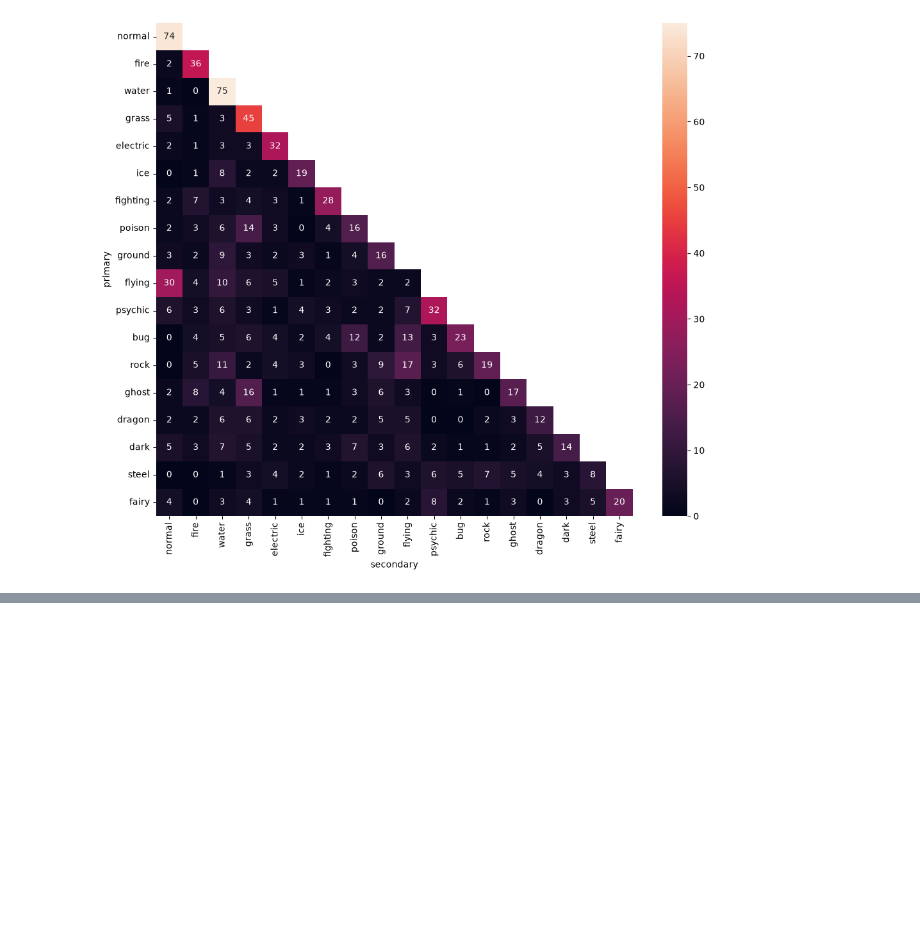
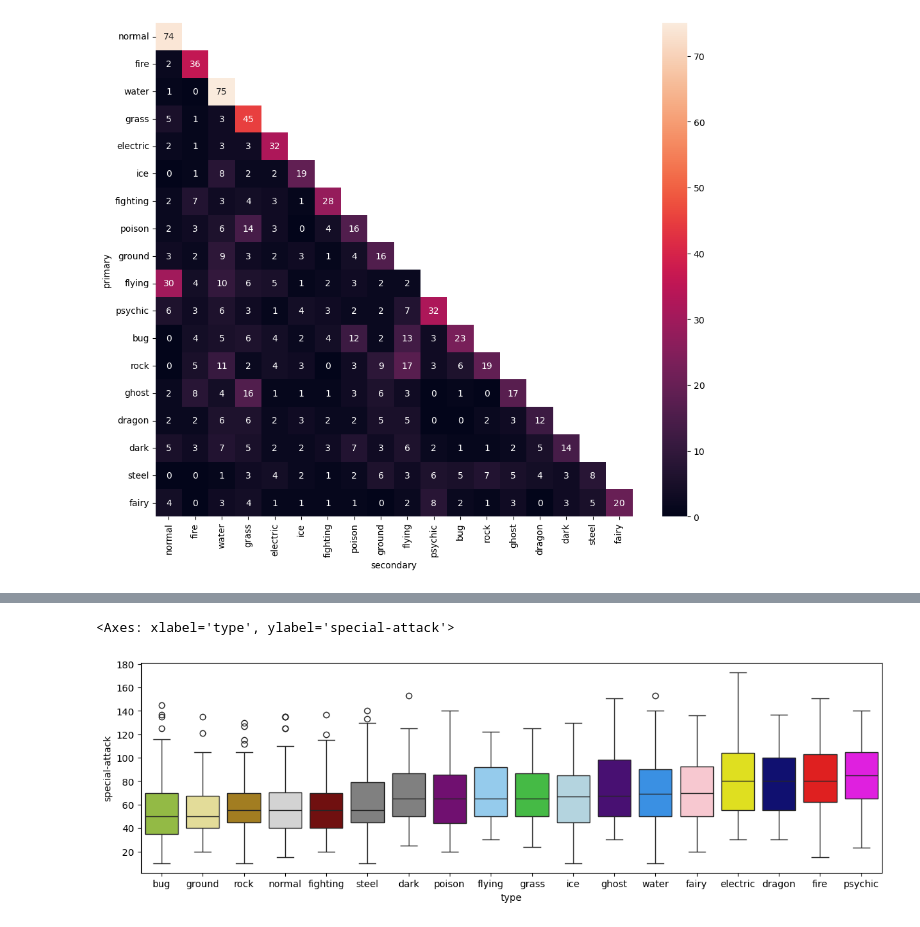
Before and after one commit to Prabhdeep-AI/Machine-Learning-Project, a Jupyter notebook: EDA.ipynb, the cells around one changed output, grey strips where cells are left out. Saved outputs shown, nothing was run; the diff lists cells and outputs as text; code cells hidden in the pictures; blank space fills up the shorter version.

```diff
--- a/EDA.ipynb
+++ b/EDA.ipynb
@@ -93,0 +108,8 @@ sns.boxplot(data= data_df_exploded, x = "type", y= "speed", order=speed_order,
+# %%
+spattack_order = data_df_exploded.groupby("type")["special-attack"].median().sort_values().index
+plt.figure(figsize=(14,4))
+sns.boxplot(data= data_df_exploded, x = "type", y= "special-attack", order=spattack_order,
+             hue="type", palette=colours, legend=False)
+# %% [output]
+<Axes: xlabel='type', ylabel='special-attack'>
+[figure, added]
```
Also changed, not shown: parts of 7 cells of this notebook.
